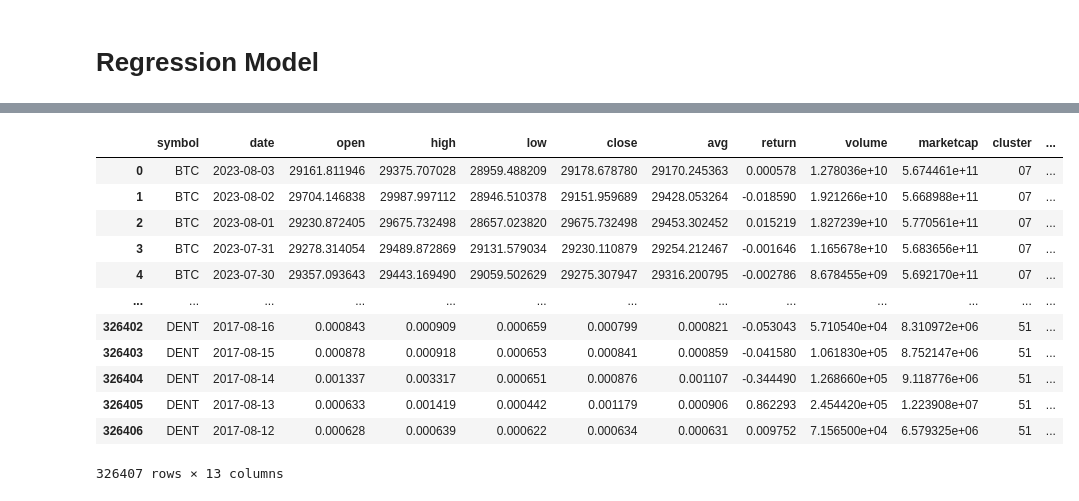
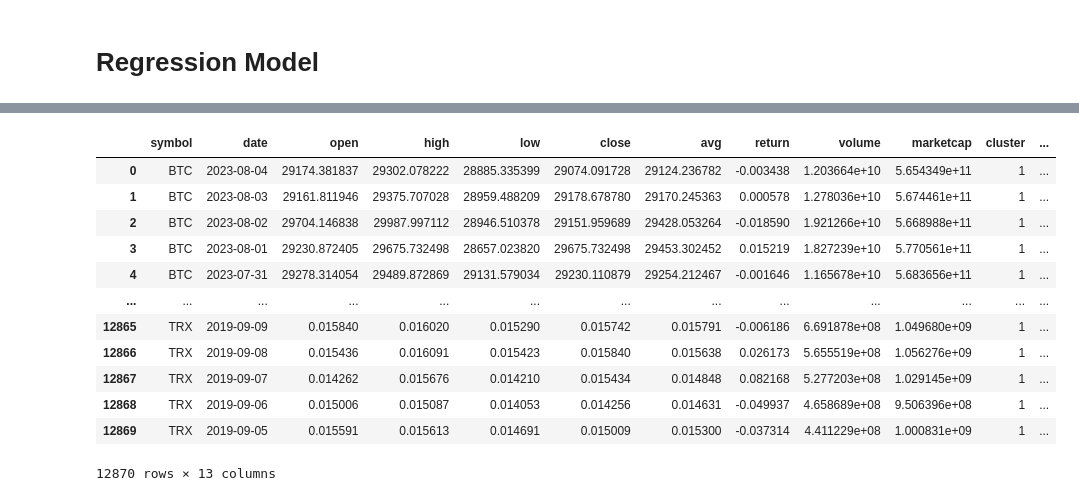
Before and after one commit to AleeRezaa/portfolio-selection-using-ml, a Jupyter notebook: Model/main.ipynb, the cells around one changed output, grey strips where cells are left out. Saved outputs shown, nothing was run; the diff lists cells and outputs as text; code cells hidden in the pictures.

```diff
--- a/Model/main.ipynb
+++ b/Model/main.ipynb
@@ -19,6 +31,6 @@ basic_data.head()
 | 4 | 52 | XRP | XRP | xrp | ['medium-of-exchange', 'enterpris... | 5 | 1060 | 5.297770e+10 | ... |
 # %%
-historical_data = data_load.load_historical_data(basic_data)
+historical_data = data_load.load_historical_data(basic_data, update_data_load, history_days)
 print(historical_data.shape)
 historical_data.head()
 # %% [output]
@@ -32,7 +44,7 @@ historical_data.head()
 # %% [markdown]
 # Clustering Model
 # %%
-return_data = clustering_model.load_return_data(historical_data)
+return_data = clustering_model.load_return_data(historical_data, update_clustering_model)
 print(return_data.shape)
 return_data.head()
 # %% [output]
@@ -47,5 +58,5 @@ return_data.head()
 # %%
-clusters_data = clustering_model.load_clusters_data(return_data)
+clusters_data = clustering_model.load_clusters_data(return_data, update_clustering_model)
 print(clusters_data['cluster'].unique().shape)
 clusters_data.head()
 # %% [output]
@@ -68,3 +79,0 @@ days = 30  #TODO: add to config
-# %%
-clusters_data['cluster'] = clusters_data['cluster'].map('{:02}'.format)
-clusters_data
@@ -107,24 +102,24 @@ regression_data
 # %%
-regression_data['future_return'] = ((1 + regression_data['return']).rolling(window=days).apply(np.prod, raw=True) - 1).shift(1)
-regression_data['future_risk'] = regression_data['return'].rolling(window=days).agg(np.var)
-regression_data.loc[regression_data.groupby('symbol').cumcount() < days, ['future_return', 'future_risk']] = np.nan
+regression_data['future_return'] = ((1 + regression_data['return']).rolling(window=future_days).apply(np.prod, raw=True) - 1).shift(1)
+regression_data['future_risk'] = regression_data['return'].rolling(window=future_days).agg(np.var)
+regression_data.loc[regression_data.groupby('symbol').cumcount() < future_days, ['future_return', 'future_risk']] = np.nan
 regression_data.dropna(inplace=True)  # subset='future_return'
 regression_data.reset_index(drop=True, inplace=True)
 regression_data
 # %% [output]
 |  | symbol | date | open | high | low | close | avg | return | volume | marketcap | cluster | ... |
-| 0 | BTC | 2023-08-03 | 29161.811946 | 29375.707028 | 28959.488209 | 29178.678780 | 29170.245363 | 0.000578 | 1.278036e+10 | 5.674461e+11 | 07 | ... |
-| 1 | BTC | 2023-08-02 | 29704.146838 | 29987.997112 | 28946.510378 | 29151.959689 | 29428.053264 | -0.018590 | 1.921266e+10 | 5.668988e+11 | 07 | ... |
-| 2 | BTC | 2023-08-01 | 29230.872405 | 29675.732498 | 28657.023820 | 29675.732498 | 29453.302452 | 0.015219 | 1.827239e+10 | 5.770561e+11 | 07 | ... |
-| 3 | BTC | 2023-07-31 | 29278.314054 | 29489.872869 | 29131.579034 | 29230.110879 | 29254.212467 | -0.001646 | 1.165678e+10 | 5.683656e+11 | 07 | ... |
-| 4 | BTC | 2023-07-30 | 29357.093643 | 29443.169490 | 29059.502629 | 29275.307947 | 29316.200795 | -0.002786 | 8.678455e+09 | 5.692170e+11 | 07 | ... |
+| 0 | BTC | 2023-08-04 | 29174.381837 | 29302.078222 | 28885.335399 | 29074.091728 | 29124.236782 | -0.003438 | 1.203664e+10 | 5.654349e+11 | 1 | ... |
+| 1 | BTC | 2023-08-03 | 29161.811946 | 29375.707028 | 28959.488209 | 29178.678780 | 29170.245363 | 0.000578 | 1.278036e+10 | 5.674461e+11 | 1 | ... |
+| 2 | BTC | 2023-08-02 | 29704.146838 | 29987.997112 | 28946.510378 | 29151.959689 | 29428.053264 | -0.018590 | 1.921266e+10 | 5.668988e+11 | 1 | ... |
+| 3 | BTC | 2023-08-01 | 29230.872405 | 29675.732498 | 28657.023820 | 29675.732498 | 29453.302452 | 0.015219 | 1.827239e+10 | 5.770561e+11 | 1 | ... |
+| 4 | BTC | 2023-07-31 | 29278.314054 | 29489.872869 | 29131.579034 | 29230.110879 | 29254.212467 | -0.001646 | 1.165678e+10 | 5.683656e+11 | 1 | ... |
 | ... | ... | ... | ... | ... | ... | ... | ... | ... | ... | ... | ... | ... |
-| 326402 | DENT | 2017-08-16 | 0.000843 | 0.000909 | 0.000659 | 0.000799 | 0.000821 | -0.053043 | 5.710540e+04 | 8.310972e+06 | 51 | ... |
-| 326403 | DENT | 2017-08-15 | 0.000878 | 0.000918 | 0.000653 | 0.000841 | 0.000859 | -0.041580 | 1.061830e+05 | 8.752147e+06 | 51 | ... |
-| 326404 | DENT | 2017-08-14 | 0.001337 | 0.003317 | 0.000651 | 0.000876 | 0.001107 | -0.344490 | 1.268660e+05 | 9.118776e+06 | 51 | ... |
-| 326405 | DENT | 2017-08-13 | 0.000633 | 0.001419 | 0.000442 | 0.001179 | 0.000906 | 0.862293 | 2.454420e+05 | 1.223908e+07 | 51 | ... |
-| 326406 | DENT | 2017-08-12 | 0.000628 | 0.000639 | 0.000622 | 0.000634 | 0.000631 | 0.009752 | 7.156500e+04 | 6.579325e+06 | 51 | ... |
+| 12865 | TRX | 2019-09-09 | 0.015840 | 0.016020 | 0.015290 | 0.015742 | 0.015791 | -0.006186 | 6.691878e+08 | 1.049680e+09 | 1 | ... |
+| 12866 | TRX | 2019-09-08 | 0.015436 | 0.016091 | 0.015423 | 0.015840 | 0.015638 | 0.026173 | 5.655519e+08 | 1.056276e+09 | 1 | ... |
+| 12867 | TRX | 2019-09-07 | 0.014262 | 0.015676 | 0.014210 | 0.015434 | 0.014848 | 0.082168 | 5.277203e+08 | 1.029145e+09 | 1 | ... |
+| 12868 | TRX | 2019-09-06 | 0.015006 | 0.015087 | 0.014053 | 0.014256 | 0.014631 | -0.049937 | 4.658689e+08 | 9.506396e+08 | 1 | ... |
+| 12869 | TRX | 2019-09-05 | 0.015591 | 0.015613 | 0.014691 | 0.015009 | 0.015300 | -0.037314 | 4.411229e+08 | 1.000831e+09 | 1 | ... |
-326407 rows × 13 columns
+12870 rows × 13 columns
 # %%
 regression_max_data = regression_data[['symbol', 'open', 'high', 'low', 'close', 'avg', 'return', 'volume', 'marketcap', 'future_return', 'future_risk']].groupby('symbol').max()
 regression_max_data = regression_data[['symbol']].merge(
```
Also changed, not shown: parts of 19 cells of this notebook, 3 other files.
